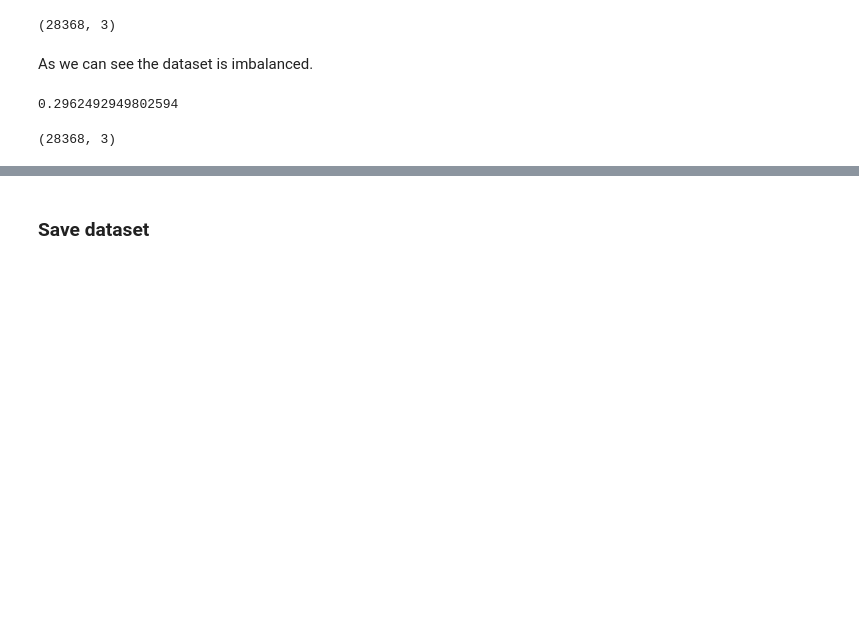
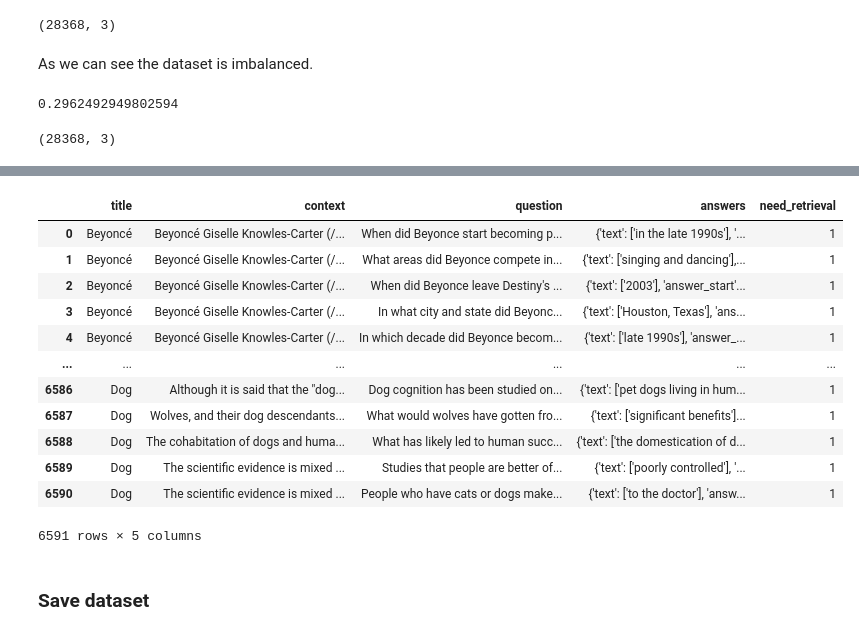
Before and after one commit to Dnau15/SPBRAG, a Jupyter notebook: notebooks/dataset.ipynb, the cells around one changed output, grey strips where cells are left out. Saved outputs shown, nothing was run; the diff lists cells and outputs as text; code cells hidden in the pictures; blank space fills up the shorter version.

Commit message:
upd: add creation of dataset for demonstration

```diff
--- a/notebooks/dataset.ipynb
+++ b/notebooks/dataset.ipynb
@@ -224,0 +310,4 @@ merged_dataset.shape
+# %%
+squad_dataset = load_dataset("squad_v2", split="train")
+squad_dataset = squad_dataset.to_pandas()
+squad_dataset.head()
@@ -224,0 +341,20 @@ merged_dataset.shape
+# %%
+titles = [
+    "Beyoncé",
+    "Frédéric_Chopin",
+    "The_Legend_of_Zelda:_Twilight_Princess",
+    "Beyoncé",
+    "Frédéric_Chopin",
+    "Sino-Tibetan_relations_during_the_Ming_dynasty",
+    "IPod",
+    "The_Legend_of_Zelda:_Twilight_Princess",
+    "Spectre_(2015_film)",
+    "2008_Sichuan_earthquake",
+    "New_York_City",
+    "To_Kill_a_Mockingbird",
+    "Solar_energy",
+    "Kanye_West",
+    "Buddhism",
+    "American_Idol",
+    "Dog",
+]
@@ -224,0 +382,8 @@ merged_dataset.shape
+# %%
+mask = squad_dataset["answers"].apply(
+    lambda x: isinstance(x, dict) and "text" in x and len(x["text"]) == 0
+)
+
+# Display the filtered rows
+filtered_df = squad_dataset[~mask].reset_index(drop=True)
+print(filtered_df)
@@ -224,0 +408,4 @@ merged_dataset.shape
+# %%
+small_squad_dataset = filtered_df[filtered_df["title"].isin(titles)]
+small_squad_dataset = small_squad_dataset.drop(columns=["id"])
+small_squad_dataset["need_retrieval"] = 1
@@ -224,0 +417,16 @@ merged_dataset.shape
+# %%
+small_squad_dataset
+# %% [output]
+|  | title | context | question | answers | need_retrieval |
+| 0 | Beyoncé | Beyoncé Giselle Knowles-Carter (/... | When did Beyonce start becoming p... | {'text': ['in the late 1990s'], '... | 1 |
+| 1 | Beyoncé | Beyoncé Giselle Knowles-Carter (/... | What areas did Beyonce compete in... | {'text': ['singing and dancing'],... | 1 |
+| 2 | Beyoncé | Beyoncé Giselle Knowles-Carter (/... | When did Beyonce leave Destiny's ... | {'text': ['2003'], 'answer_start'... | 1 |
+| 3 | Beyoncé | Beyoncé Giselle Knowles-Carter (/... | In what city and state did Beyonc... | {'text': ['Houston, Texas'], 'ans... | 1 |
+| 4 | Beyoncé | Beyoncé Giselle Knowles-Carter (/... | In which decade did Beyonce becom... | {'text': ['late 1990s'], 'answer_... | 1 |
+| ... | ... | ... | ... | ... | ... |
+| 6586 | Dog | Although it is said that the "dog... | Dog cognition has been studied on... | {'text': ['pet dogs living in hum... | 1 |
+| 6587 | Dog | Wolves, and their dog descendants... | What would wolves have gotten fro... | {'text': ['significant benefits']... | 1 |
+| 6588 | Dog | The cohabitation of dogs and huma... | What has likely led to human succ... | {'text': ['the domestication of d... | 1 |
+| 6589 | Dog | The scientific evidence is mixed ... | Studies that people are better of... | {'text': ['poorly controlled'], '... | 1 |
+| 6590 | Dog | The scientific evidence is mixed ... | People who have cats or dogs make... | {'text': ['to the doctor'], 'answ... | 1 |
+6591 rows × 5 columns
```
Also changed, not shown: parts of 35 cells of this notebook.
